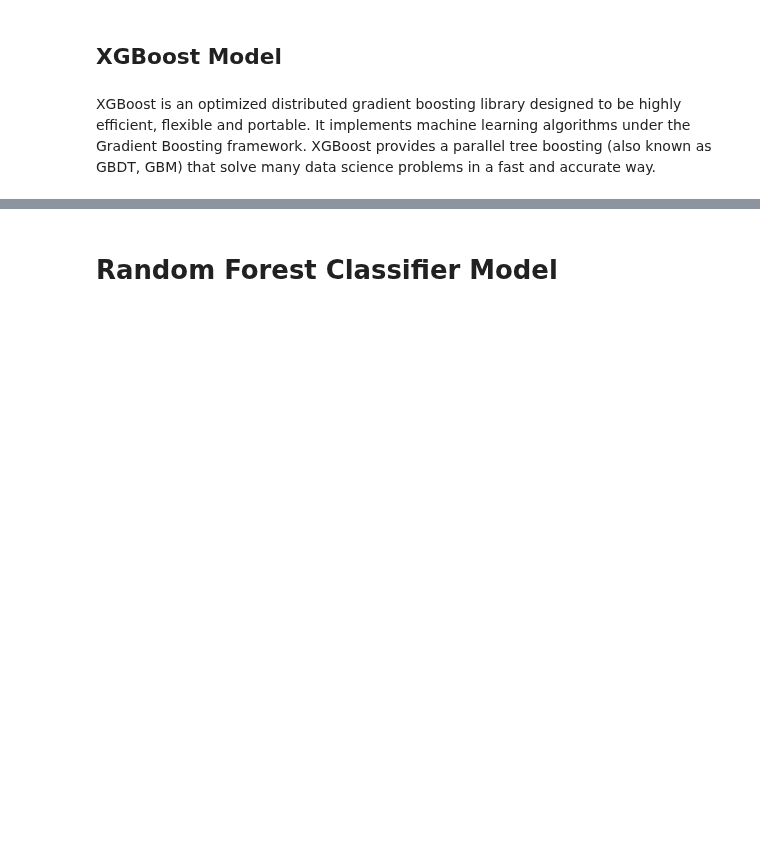
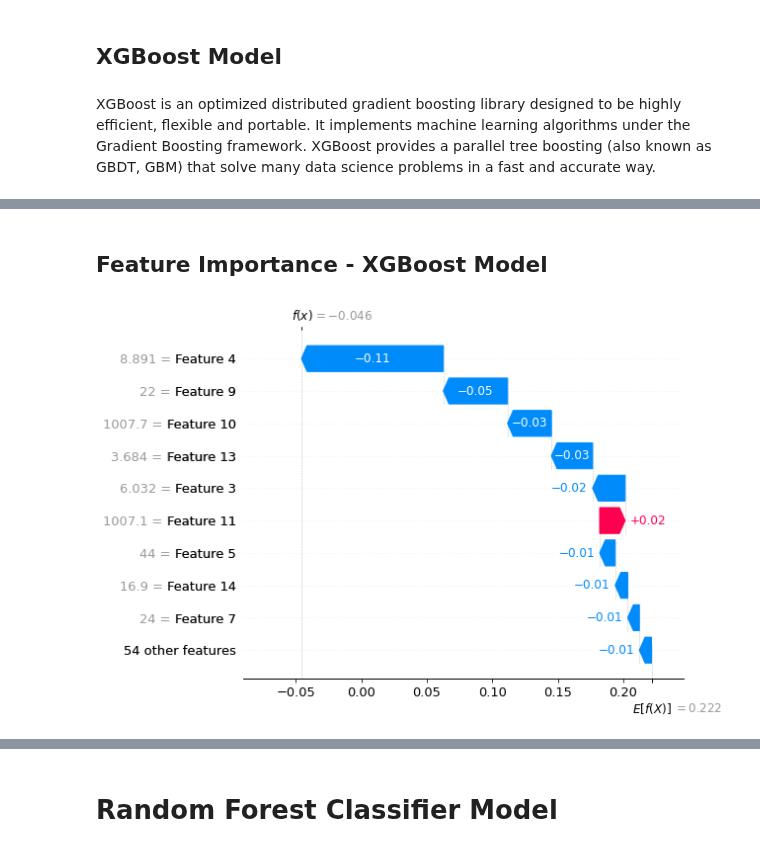
Before and after one commit to ravisiv/AussieWeatherEDA, a Jupyter notebook: Lab2_Group3_Chowdhury_Mittal_Srivastava_Sivaraman.ipynb, the cells around one changed output, grey strips where cells are left out. Saved outputs shown, nothing was run; the diff lists cells and outputs as text; code cells hidden in the pictures; blank space fills up the shorter version.

```diff
--- a/Lab2_Group3_Chowdhury_Mittal_Srivastava_Sivaraman.ipynb
+++ b/Lab2_Group3_Chowdhury_Mittal_Srivastava_Sivaraman.ipynb
@@ -921,0 +987,16 @@ plt.show()
+# %% [markdown]
+## Feature Importance - XGBoost Model
+# %%
+import xgboost
+import shap
+# train an XGBoost model
+xgboost_model = xgboost.XGBRegressor().fit(X, y)
+# explain the model's predictions using SHAP
+explainer = shap.Explainer(xgboost_model, feature_names=df_model.columns)
+shap_values = explainer(X)
+# visualize the first prediction's explanation
+shap.plots.waterfall(shap_values[0])
+
+# Reference: https://github.com/slundberg/shap
+# %% [output]
+[figure, added]
```
Also changed, not shown: parts of 20 cells of this notebook.
